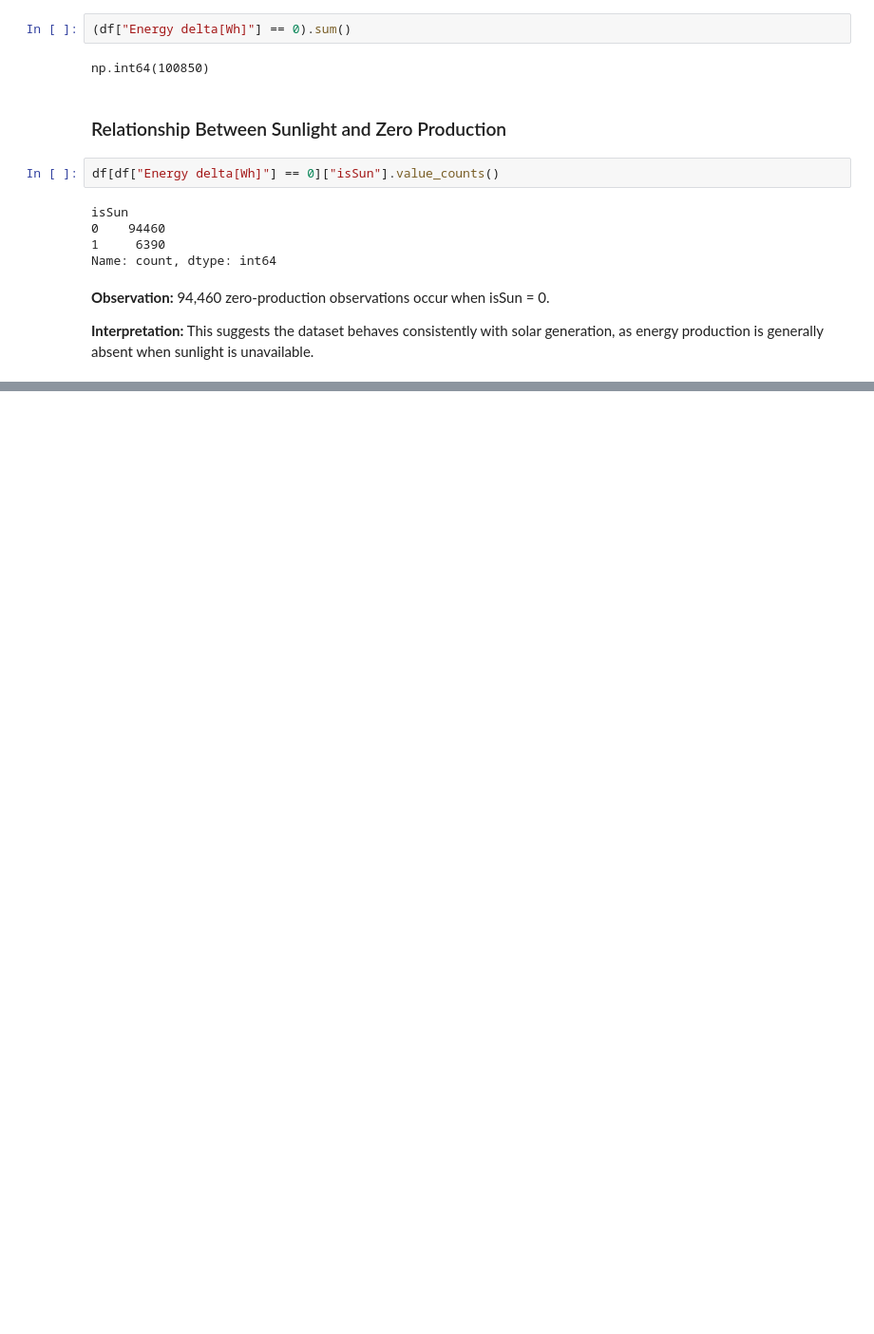
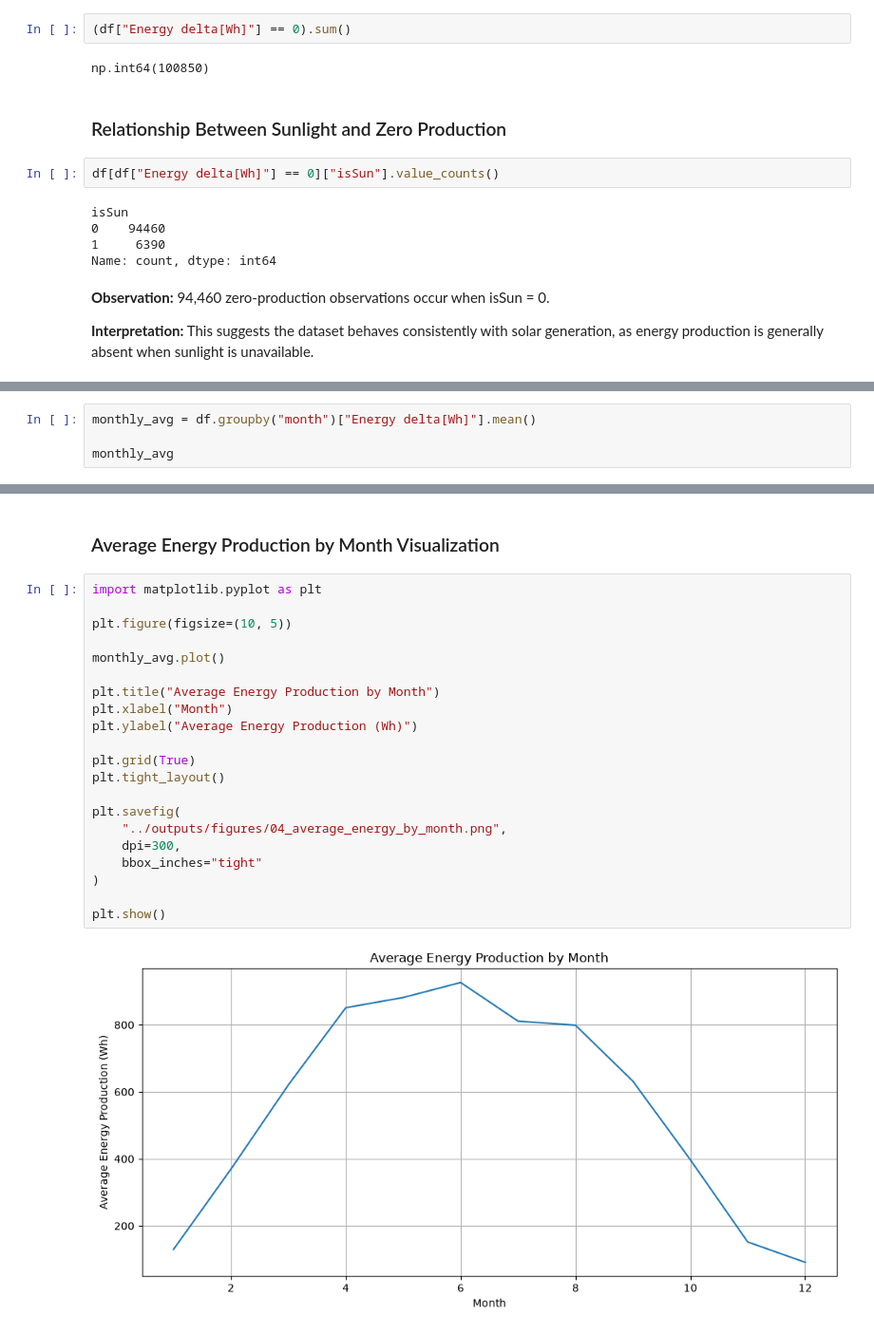
Before and after one commit to raminrad96/renewable-energy-intelligence, a Jupyter notebook: notebooks/01_data_understanding.ipynb, the cells around one changed output, grey strips where cells are left out. Shown at 95% size. Cells and saved outputs as stored; diff of their text form; blank space fills up the shorter version.

```diff
--- a/notebooks/01_data_understanding.ipynb
+++ b/notebooks/01_data_understanding.ipynb
@@ -82,0 +260,4 @@ This suggests the dataset behaves consistently with solar generation, as energy
+# %%
+monthly_avg = df.groupby("month")["Energy delta[Wh]"].mean()
+
+monthly_avg
@@ -82,0 +287,25 @@ This suggests the dataset behaves consistently with solar generation, as energy
+# %% [markdown]
+### Average Energy Production by Month Visualization
+# %%
+import matplotlib.pyplot as plt
+
+plt.figure(figsize=(10, 5))
+
+monthly_avg.plot()
+
+plt.title("Average Energy Production by Month")
+plt.xlabel("Month")
+plt.ylabel("Average Energy Production (Wh)")
+
+plt.grid(True)
+plt.tight_layout()
+
+plt.savefig(
+    "../outputs/figures/04_average_energy_by_month.png",
+    dpi=300,
+    bbox_inches="tight"
+)
+
+plt.show()
+# %% [output]
+[figure, added]
```
Also changed, not shown: parts of 42 cells of this notebook, 6 other files.
